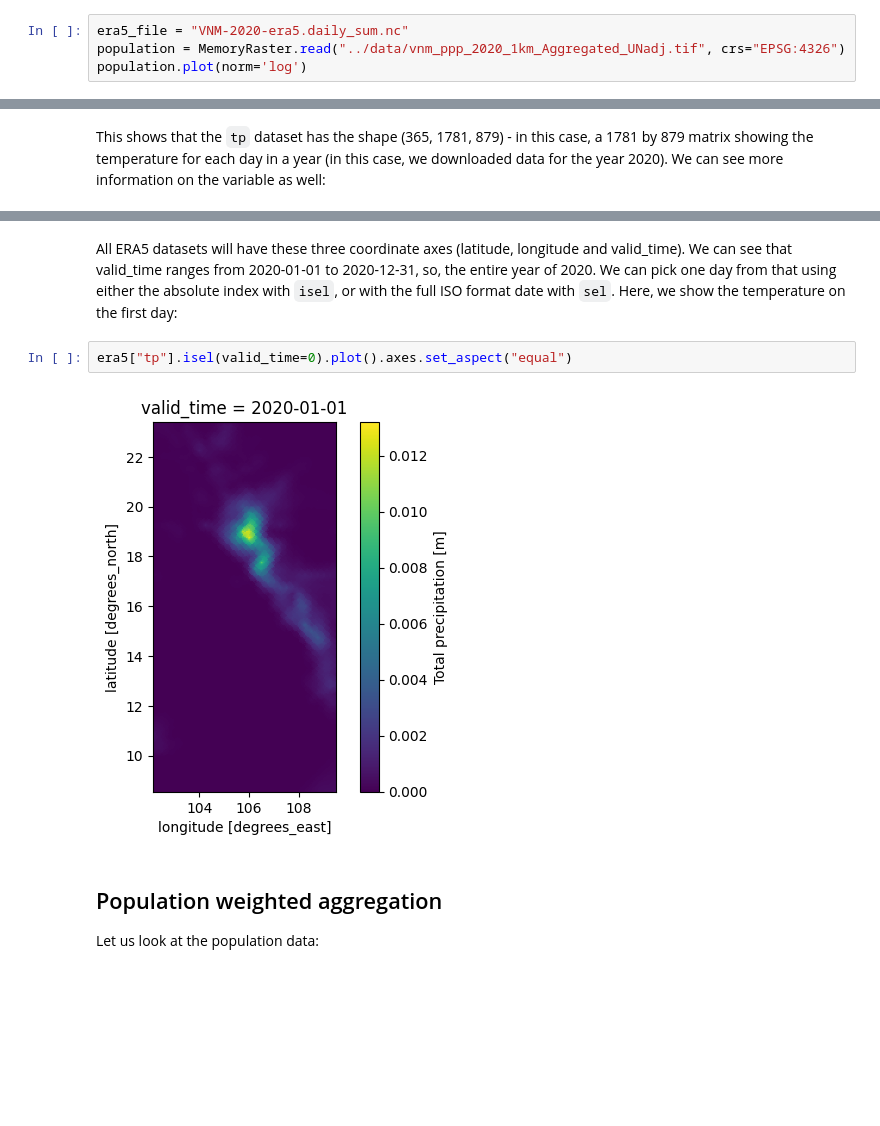
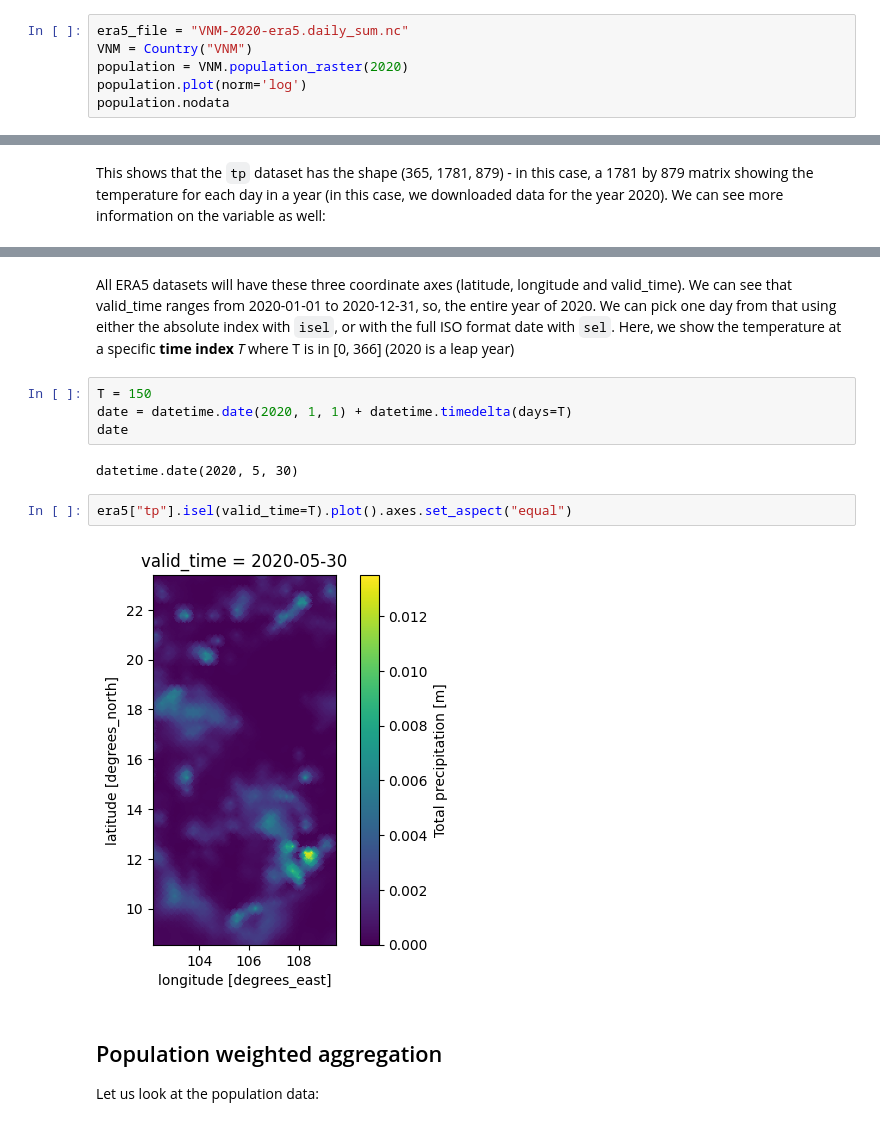
Before and after one commit to kraemer-lab/geoglue, a Jupyter notebook: notebooks/total_precipitation.ipynb, the cells around one changed output, grey strips where cells are left out. Drawn from its saved outputs; the diff is of its cells as text; blank space fills up the shorter version.

```diff
--- a/notebooks/total_precipitation.ipynb
+++ b/notebooks/total_precipitation.ipynb
@@ -22,7 +26,9 @@ from geoglue.era5 import ERA5ZonalStatistics, Dataset
 Let's read in some files and plot the population
 # %%
 era5_file = "VNM-2020-era5.daily_sum.nc"
-population = MemoryRaster.read("../data/vnm_ppp_2020_1km_Aggregated_UNadj.tif", crs="EPSG:4326")
+VNM = Country("VNM")
+population = VNM.population_raster(2020)
 population.plot(norm='log')
+population.nodata
 # %% [output]
 [figure]
@@ -79,11 +82,17 @@ Attributes: (12/32)
 All ERA5 datasets will have these three coordinate axes (latitude, longitude and valid_time). We can
 see that valid_time ranges from 2020-01-01 to 2020-12-31, so, the entire year of 2020. We can
 pick one day from that using either the absolute index with `isel`, or with the full ISO format date
-with `sel`. Here, we show the temperature on the first day:
+with `sel`. Here, we show the temperature at a specific **time index** *T* where T is in [0, 366] (2020 is a leap year)
+# %%
+T = 150
+date = datetime.date(2020, 1, 1) + datetime.timedelta(days=T)
+date
+# %% [output]
+datetime.date(2020, 5, 30)
 # %%
-era5["tp"].isel(valid_time=0).plot().axes.set_aspect("equal")
+era5["tp"].isel(valid_time=T).plot().axes.set_aspect("equal")
 # %% [output]
-[figure, old version]
+[figure, new version]
 # %% [markdown]
 ## Population weighted aggregation
 
```
Also changed, not shown: parts of 20 cells of this notebook.
